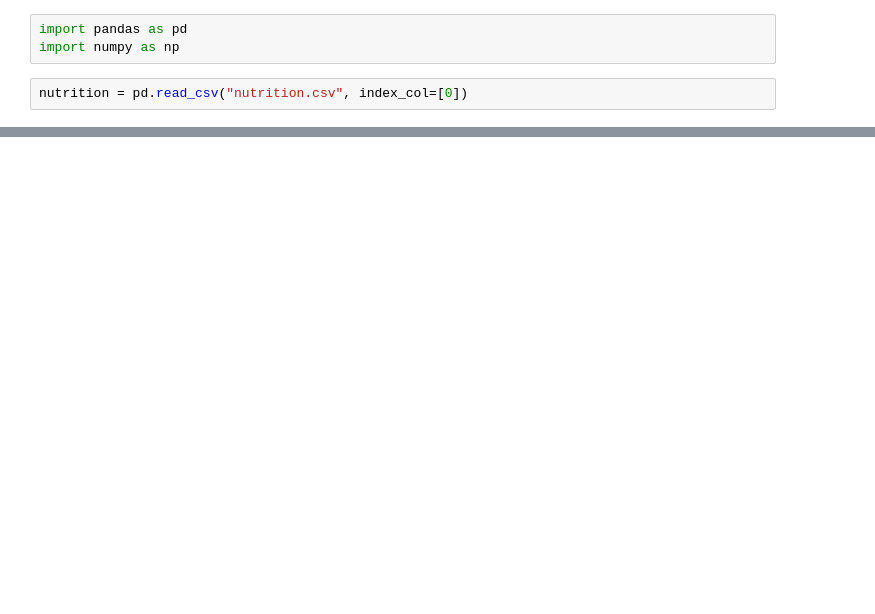
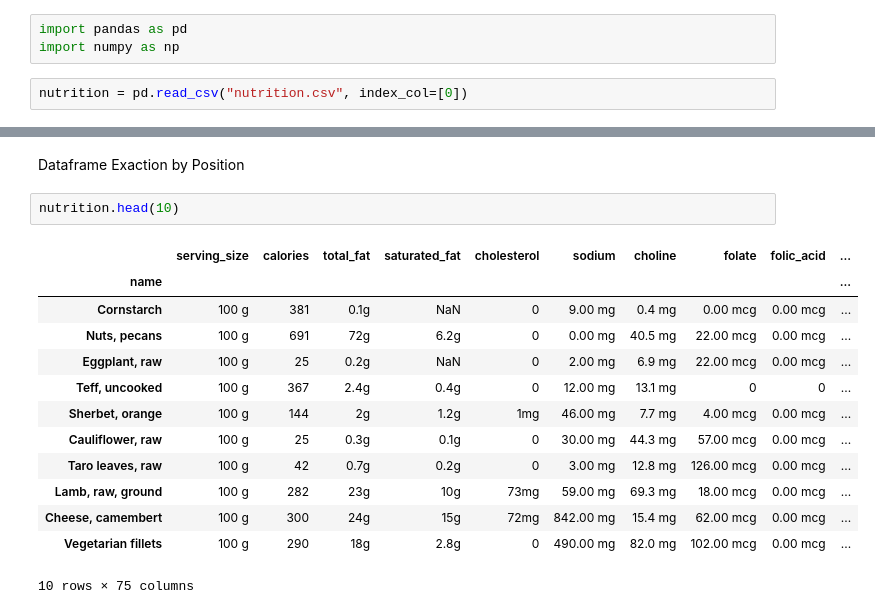
Before and after one commit to anup-byte/Pandas_Dataframe, a Jupyter notebook: Day9.ipynb, the cells around one changed output, grey strips where cells are left out. Drawn from its saved outputs; the diff is of its cells as text; blank space fills up the shorter version.

```diff
--- a/Day9.ipynb
+++ b/Day9.ipynb
@@ -5,0 +147,18 @@ nutrition = pd.read_csv("nutrition.csv", index_col=[0])
+# %% [markdown]
+Dataframe Exaction by Position
+# %%
+nutrition.head(10)
+# %% [output]
+|  | serving_size | calories | total_fat | saturated_fat | cholesterol | sodium | choline | folate | folic_acid | ... |
+| name |  |  |  |  |  |  |  |  |  | ... |
+| Cornstarch | 100 g | 381 | 0.1g | NaN | 0 | 9.00 mg | 0.4 mg | 0.00 mcg | 0.00 mcg | ... |
+| Nuts, pecans | 100 g | 691 | 72g | 6.2g | 0 | 0.00 mg | 40.5 mg | 22.00 mcg | 0.00 mcg | ... |
+| Eggplant, raw | 100 g | 25 | 0.2g | NaN | 0 | 2.00 mg | 6.9 mg | 22.00 mcg | 0.00 mcg | ... |
+| Teff, uncooked | 100 g | 367 | 2.4g | 0.4g | 0 | 12.00 mg | 13.1 mg | 0 | 0 | ... |
+| Sherbet, orange | 100 g | 144 | 2g | 1.2g | 1mg | 46.00 mg | 7.7 mg | 4.00 mcg | 0.00 mcg | ... |
+| Cauliflower, raw | 100 g | 25 | 0.3g | 0.1g | 0 | 30.00 mg | 44.3 mg | 57.00 mcg | 0.00 mcg | ... |
+| Taro leaves, raw | 100 g | 42 | 0.7g | 0.2g | 0 | 3.00 mg | 12.8 mg | 126.00 mcg | 0.00 mcg | ... |
+| Lamb, raw, ground | 100 g | 282 | 23g | 10g | 73mg | 59.00 mg | 69.3 mg | 18.00 mcg | 0.00 mcg | ... |
+| Cheese, camembert | 100 g | 300 | 24g | 15g | 72mg | 842.00 mg | 15.4 mg | 62.00 mcg | 0.00 mcg | ... |
+| Vegetarian fillets | 100 g | 290 | 18g | 2.8g | 0 | 490.00 mg | 82.0 mg | 102.00 mcg | 0.00 mcg | ... |
+10 rows × 75 columns
```
Also changed, not shown: parts of 27 cells of this notebook.
